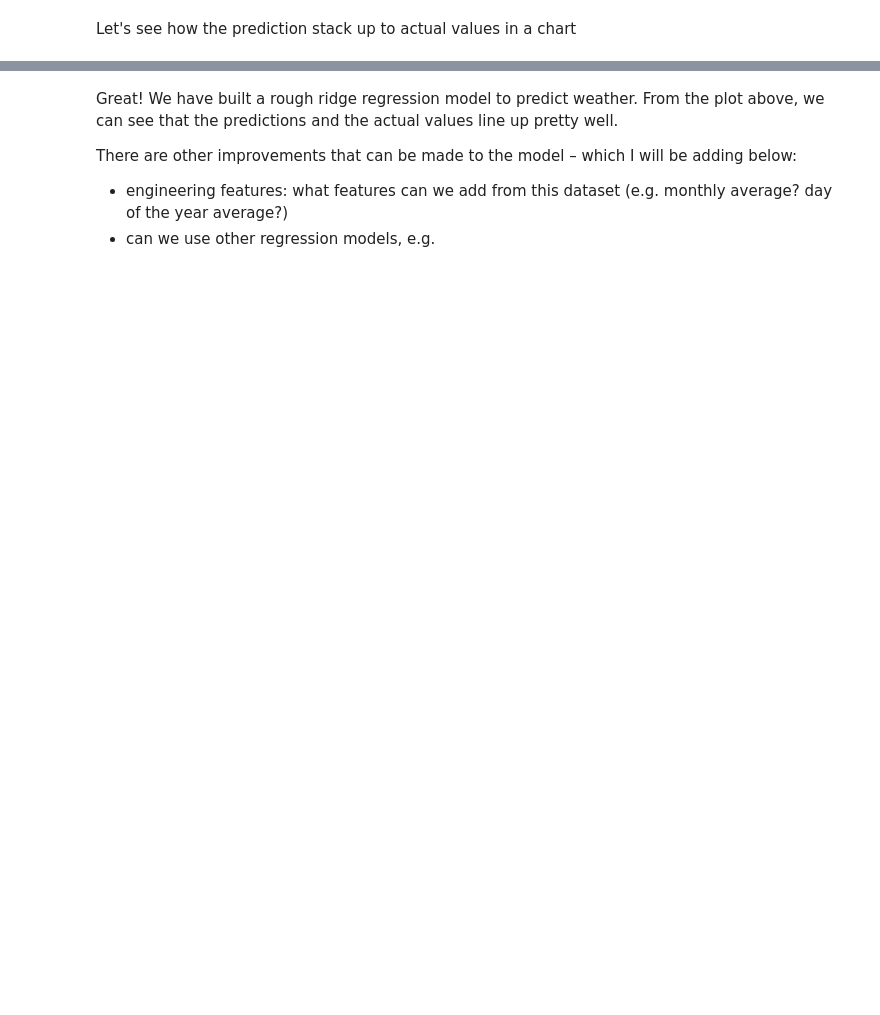
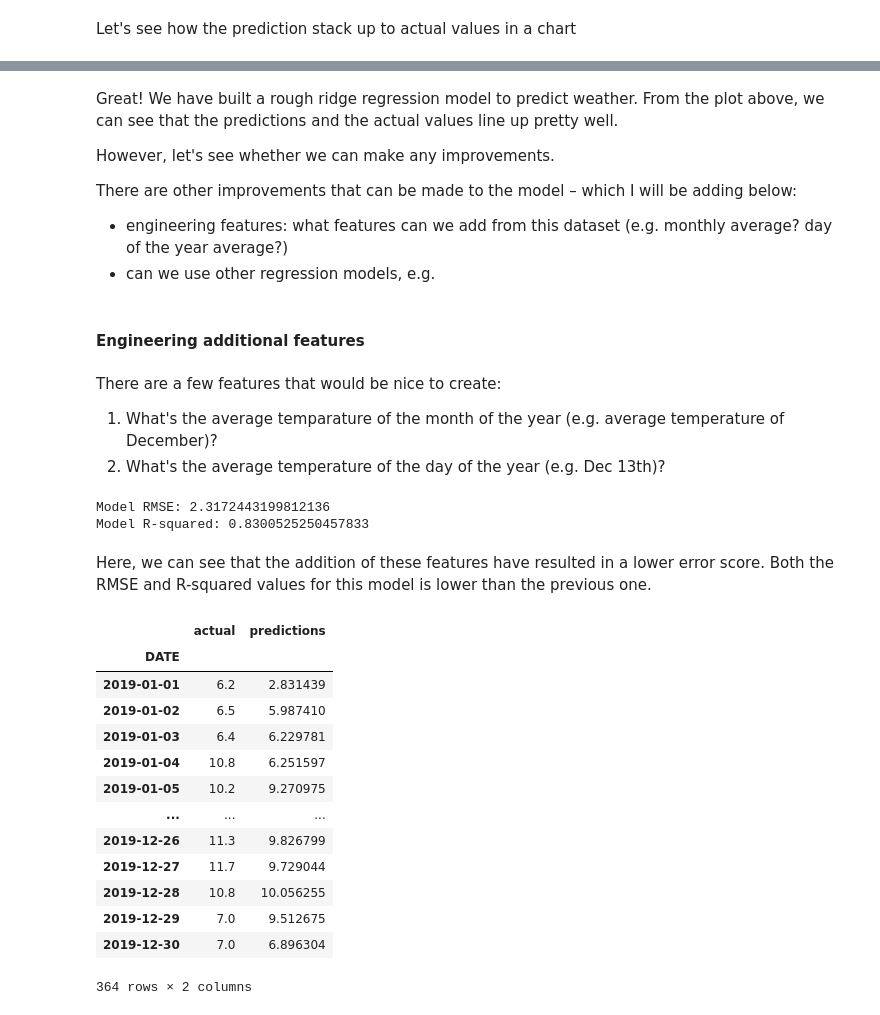
Before and after one commit to rajeshbhusal/portfolio, a Jupyter notebook: predict_edinburghweather/predict_edinburghweather.ipynb, the cells around one changed output, grey strips where cells are left out. Drawn from its saved outputs; the diff is of its cells as text; code cells hidden in the pictures; blank space fills up the shorter version.

Commit message:
Added feature engineering

```diff
--- a/predict_edinburghweather/predict_edinburghweather.ipynb
+++ b/predict_edinburghweather/predict_edinburghweather.ipynb
@@ -301,6 +329,14 @@ combined.plot()
 # %% [markdown]
 Great! We have built a rough ridge regression model to predict weather. From the plot above, we can see that the predictions and the actual values line up pretty well.
+
+However, let's see whether we can make any improvements.
 
 There are other improvements that can be made to the model – which I will be adding below:
 - engineering features: what features can we add from this dataset (e.g. monthly average? day of the year average?)
 - can we use other regression models, e.g.
+# %% [markdown]
+#### Engineering additional features
+# %% [markdown]
+There are a few features that would be nice to create:
+1. What's the average temparature of the month of the year (e.g. average temperature of December)?
+2. What's the average temperature of the day of the year (e.g. Dec 13th)?
@@ -306,0 +356,29 @@ There are other improvements that can be made to the model – which I will be a
+# %%
+model_rmse = math.sqrt(mean_squared_error(test['target'],model_predictions))
+model_r2 = r2_score(test['target'],model_predictions)
+print(f'Model RMSE: {model_rmse}')
+print(f'Model R-squared: {model_r2}')
+# %% [output]
+Model RMSE: 2.3172443199812136
+Model R-squared: 0.8300525250457833
+# %% [markdown]
+Here, we can see that the addition of these features have resulted in a lower error score. Both the RMSE and R-squared values for this model is lower than the previous one.
+# %%
+combined = pd.concat([test['target'],pd.Series(model_predictions,index=test.index)], axis=1)
+combined.columns = ['actual','predictions']
+combined
+# %% [output]
+|  | actual | predictions |
+| DATE |  |  |
+| 2019-01-01 | 6.2 | 2.831439 |
+| 2019-01-02 | 6.5 | 5.987410 |
+| 2019-01-03 | 6.4 | 6.229781 |
+| 2019-01-04 | 10.8 | 6.251597 |
+| 2019-01-05 | 10.2 | 9.270975 |
+| ... | ... | ... |
+| 2019-12-26 | 11.3 | 9.826799 |
+| 2019-12-27 | 11.7 | 9.729044 |
+| 2019-12-28 | 10.8 | 10.056255 |
+| 2019-12-29 | 7.0 | 9.512675 |
+| 2019-12-30 | 7.0 | 6.896304 |
+364 rows × 2 columns
```
Also changed, not shown: parts of 18 cells of this notebook.
